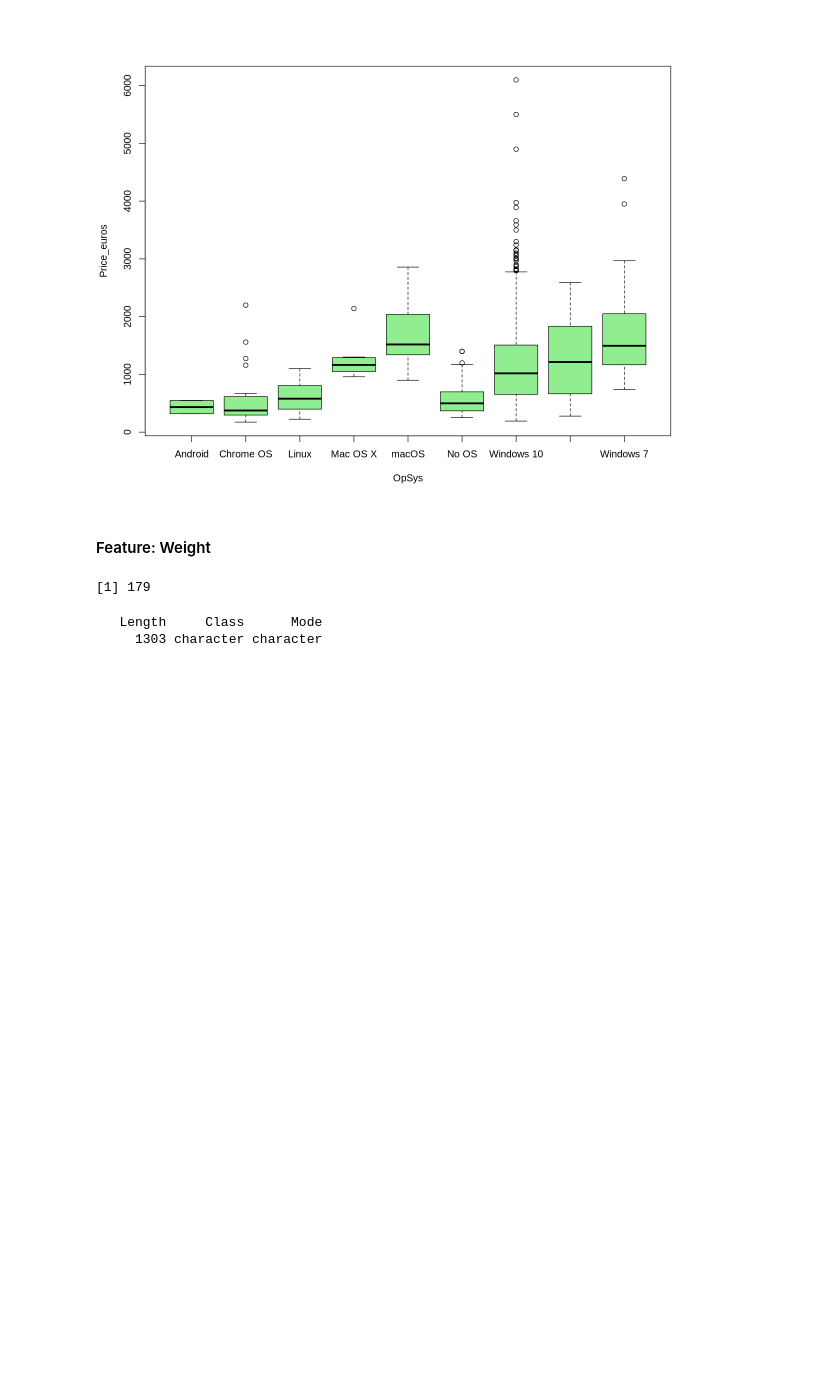
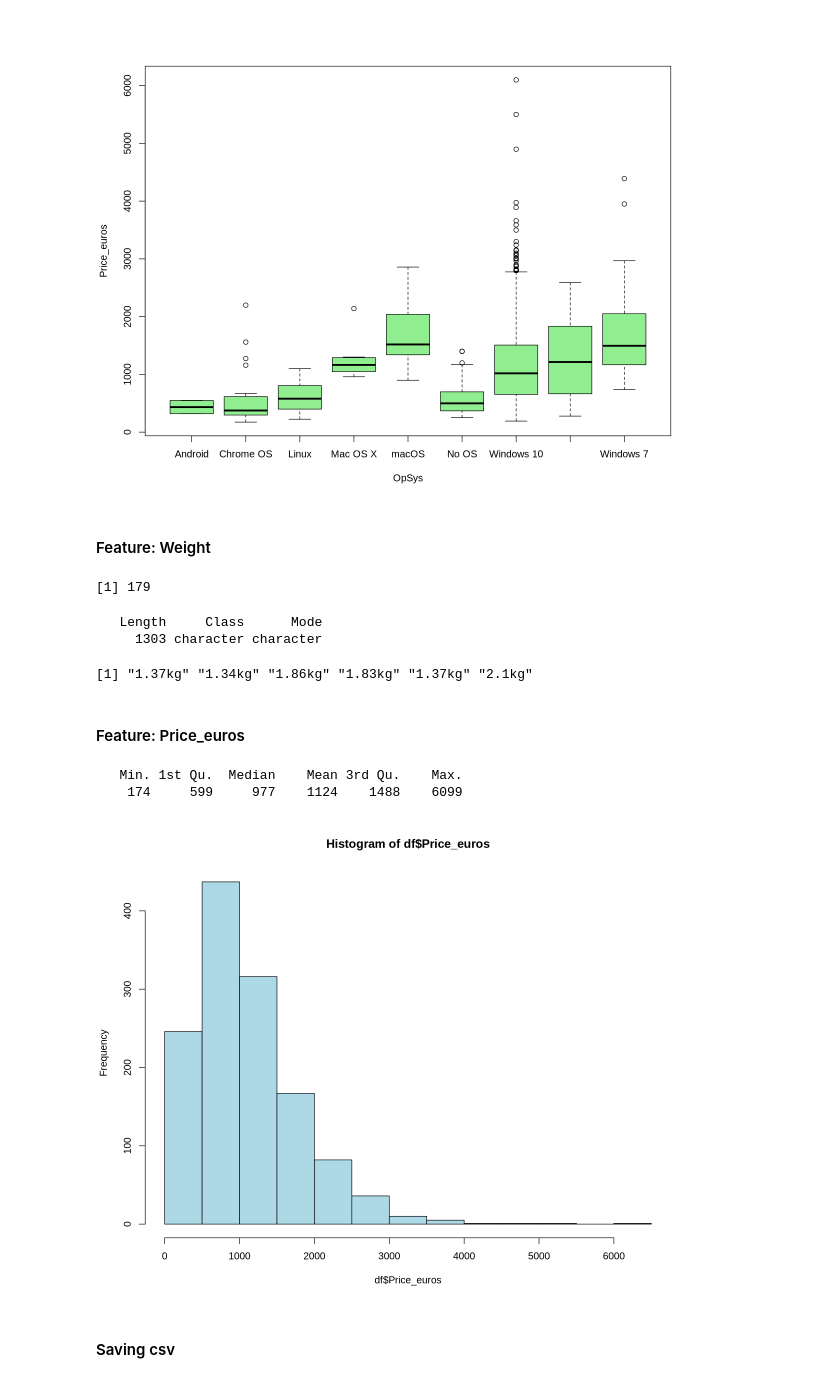
Before and after one commit to Lughaidh-w/Laptop-Price-Prediction-in-R, a Jupyter notebook: notebooks/data_exploration.ipynb, the cells around one changed output. Cells and saved outputs as stored; diff of their text form; code cells hidden in the pictures; blank space fills up the shorter version.

```diff
--- a/notebooks/data_exploration.ipynb
+++ b/notebooks/data_exploration.ipynb
@@ -301,3 +301,20 @@ summary(df$Weight)
 # %% [output]
    Length     Class      Mode
      1303 character character
+# %%
+head(df$Weight)
+# %% [output]
+[1] "1.37kg" "1.34kg" "1.86kg" "1.83kg" "1.37kg" "2.1kg"
+# %% [markdown]
+#### Feature: Price_euros
+# %%
+summary(df$Price_euros)
+# %% [output]
+   Min. 1st Qu.  Median    Mean 3rd Qu.    Max.
+    174     599     977    1124    1488    6099
+# %%
+hist(df$Price_euros, col="lightblue")
+# %% [output]
+[figure, added]
+# %% [markdown]
+#### Saving csv
```
Also changed, not shown: parts of 1 cell of this notebook, 1 other file.
